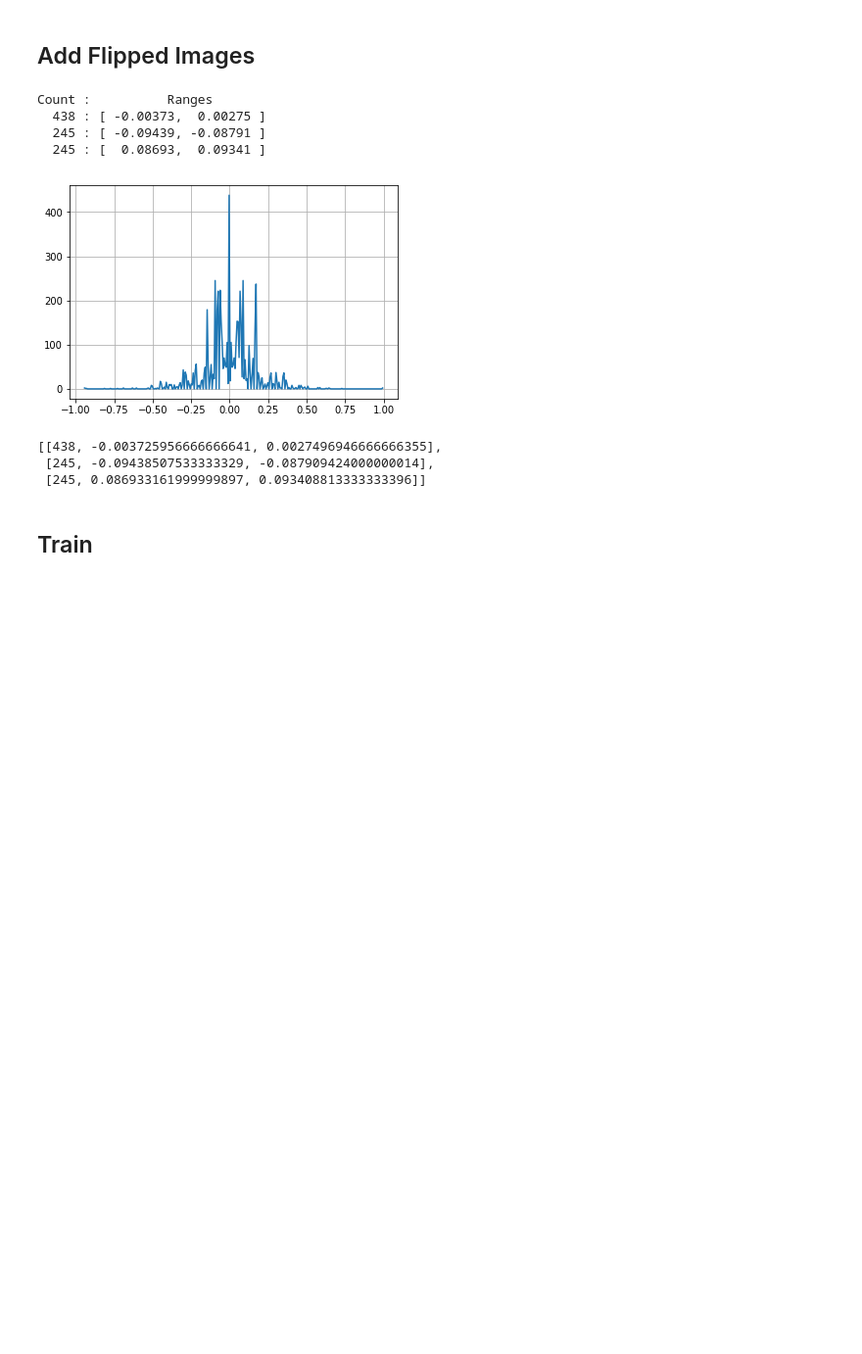
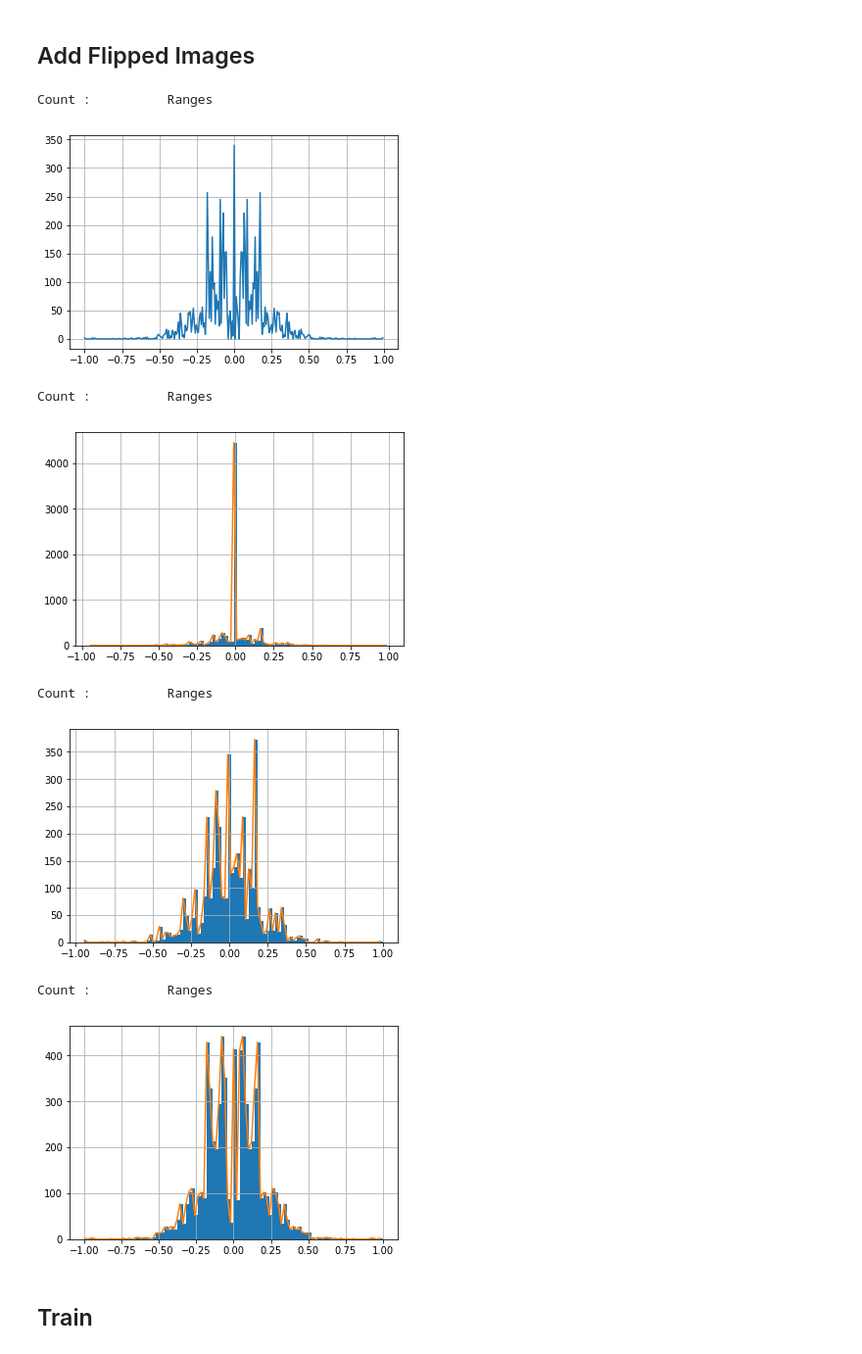
Before and after one commit to jabeerahmed/CarND-Behavioral-Cloning-P3, a Jupyter notebook: tb.ipynb, the cells around one changed output. Shown at 98% size. Cells and saved outputs as stored; diff of their text form; code cells hidden in the pictures; blank space fills up the shorter version.

```diff
--- a/tb.ipynb
+++ b/tb.ipynb
@@ -123,13 +102,19 @@ flipped = AddFlippedImages(dataSmall, skip_range=(-0.1, 0.1))
-# %%
-show_data_distribution(flipped.steer, bins=300)
-# %% [output]
-Count :          Ranges
-  438 : [ -0.00373,  0.00275 ]
-  245 : [ -0.09439, -0.08791 ]
-  245 : [  0.08693,  0.09341 ]
-[figure, removed]
-[[438, -0.003725956666666641, 0.0027496946666666355],
- [245, -0.09438507533333329, -0.087909424000000014],
- [245, 0.086933161999999897, 0.093408813333333396]]
+# %%
+flipped = AddFlippedImages(dataSmall, skip_range=(-0.05, 0.05))
+show_data_distribution(*compute_hist(flipped.steer, bins=300))
+
+for d in [data.steer, dataSmall.steer, flipped.steer]:
+    bins = 100
+    d.hist(bins=bins)
+    show_data_distribution(*compute_hist(d, bins=bins))
+# %% [output]
+Count :          Ranges
+[figure, added]
+Count :          Ranges
+[figure, added]
+Count :          Ranges
+[figure, added]
+Count :          Ranges
+[figure, added]
 # %% [markdown]
 ## Train
```
Also changed, not shown: parts of 10 cells of this notebook, 2 other files.
